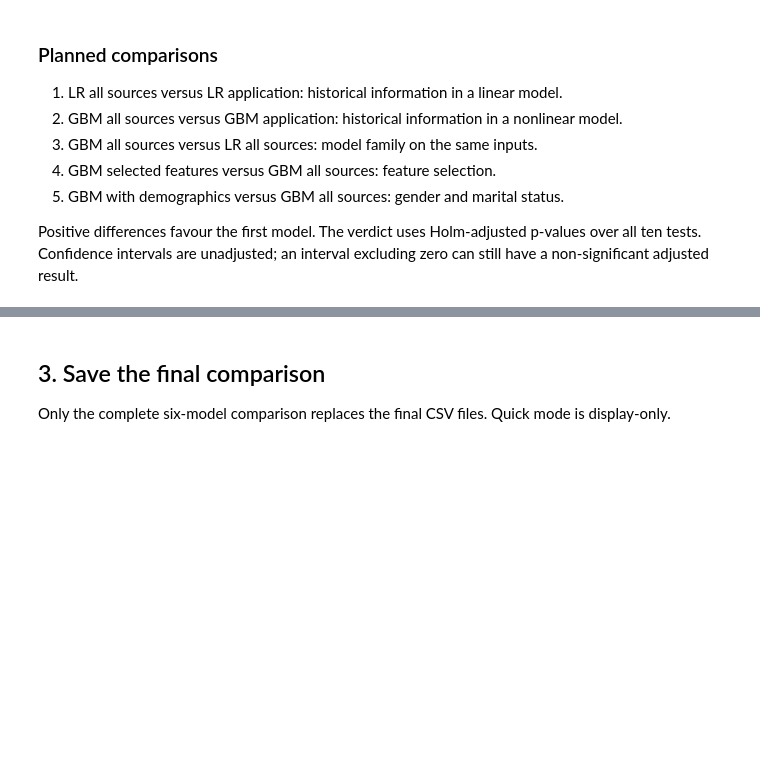
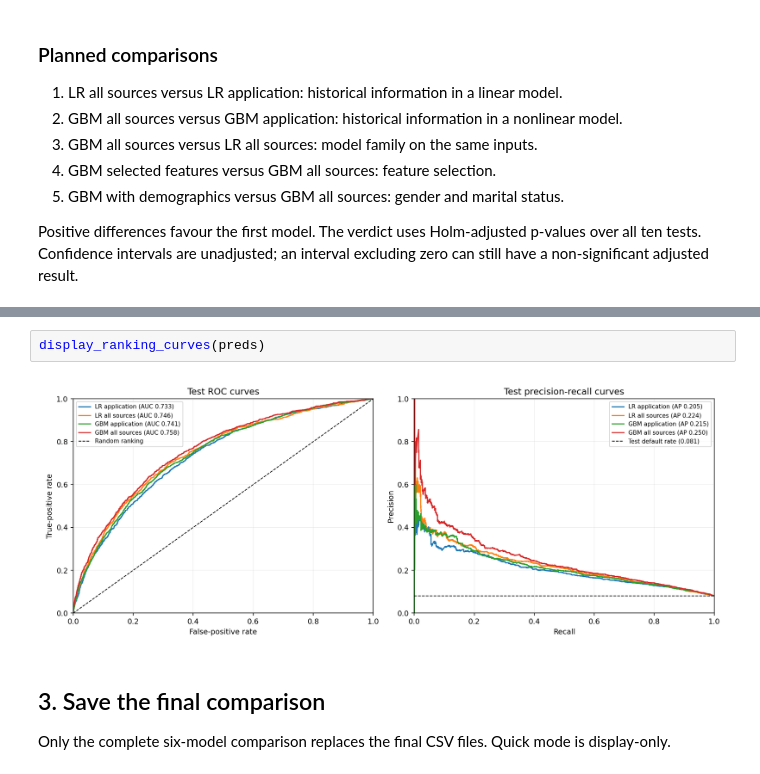
Before and after one commit to RaUzenL/bt4012_group6, a Jupyter notebook: Exp_1/evaluate_exp1.ipynb, the cells around one changed output, grey strips where cells are left out. Saved outputs shown, nothing was run; the diff lists cells and outputs as text; blank space fills up the shorter version.

```diff
--- a/Exp_1/evaluate_exp1.ipynb
+++ b/Exp_1/evaluate_exp1.ipynb
@@ -205,3 +310,7 @@ display(ev.pretty_comparisons(comps))
+# %%
+display_ranking_curves(preds)
+# %% [output]
+[figure, added]
 # %% [markdown]
 ## 3. Save the final comparison
 
```
Also changed, not shown: parts of 6 cells of this notebook, 3 other files.
